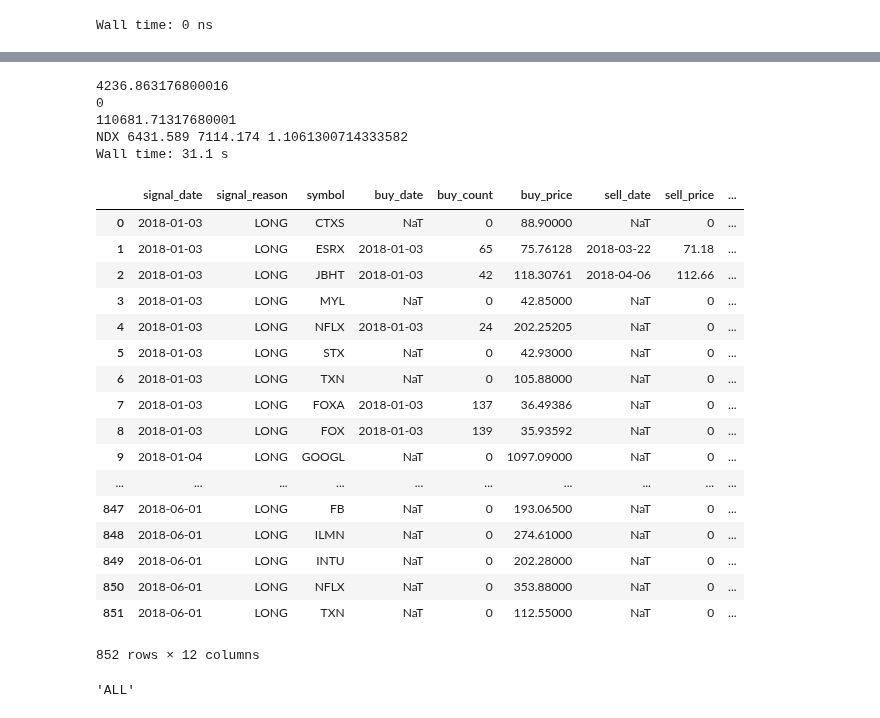
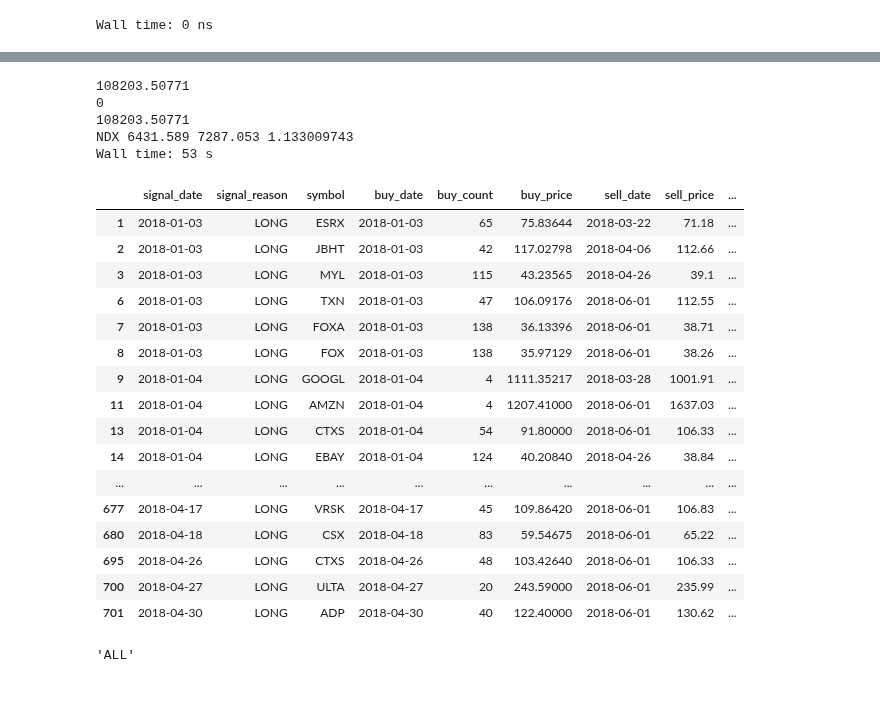
Before and after one commit to dxcv/ML4M, a Jupyter notebook: notebook/turtle_BT_nasdaq100.ipynb, the cells around one changed output, grey strips where cells are left out. Cells and saved outputs as stored; diff of their text form; code cells hidden in the pictures.

```diff
--- a/notebook/turtle_BT_nasdaq100.ipynb
+++ b/notebook/turtle_BT_nasdaq100.ipynb
@@ -285,10 +391,6 @@ for today in pd.period_range(start=start_date, end=end_date, freq='D'):
 
     # 买卖过程
     # 突破下行趋势，清仓退出
-    '''
-    (order_arr.symbol == symbol) &
-    (order_df['symbol'] == symbol) &
-    '''
     order_arr = order_df.to_records(index=False)
     if len(order_arr[(order_arr.buy_count > 0) & (order_arr.sell_price == 0)] ) != 0:
         is_sell = False
@@ -376,7 +478,7 @@ for today in pd.period_range(start=start_date, end=end_date, freq='D'):
                 buy_count = int((START_MONEY / TURTLE_POS) / buy_price)
 
             if IS_RANDOM_BUY:
-                if random.randint(0, 100) > 50:
+                if random.randint(0, 100) > 20:
                     buy_count = 0
 
             if buy_count > 0:
@@ -401,6 +503,21 @@ for today in pd.period_range(start=start_date, end=end_date, freq='D'):
     yesterday = today
 
 
+# 最后一天，全部清仓
+order_arr = order_df.to_records(index=False)
+if len(order_arr[(order_arr.buy_count > 0) & (order_arr.sell_price == 0)] ) != 0:
+    for idx in order_df[(order_df['buy_count'] > 0) & (order_df['sell_price'] == 0)].index:
+        cur_order = order_df.loc[idx]
+        symbol = cur_order['symbol']
+        today_market = stock_df_dict[symbol][:today].iloc[-1]
+        CASH += cur_order.buy_count * today_market.open
+        order_df.loc[idx, 'sell_date'] = today
+        order_df.loc[idx, 'sell_price'] = today_market.open
+        order_df.loc[idx, 'sell_reason'] = 'LAST'
+        order_df.loc[idx, 'profit'] = \
+            (today_market.open - cur_order.buy_price) * cur_order.buy_count
+
+
 print(CASH)
 print(HAPPY_MONEY)
 print(PROPERTY)
@@ -409,33 +526,33 @@ s_p = stock_df_dict['NDX'][start_date:].iloc[0].open
 e_p = stock_df_dict['NDX'].iloc[-1].open
 print('NDX', s_p, e_p, e_p / s_p)
 # %% [output]
-4236.863176800016
+108203.50771
 0
-110681.71317680001
-NDX 6431.589 7114.174 1.1061300714333582
-Wall time: 31.1 s
+108203.50771
+NDX 6431.589 7287.053 1.133009743
+Wall time: 53 s
 # %%
-order_df
-# order_df[order_df['buy_count'] != 0]
+# order_df
+order_df[order_df['buy_count'] != 0]
+# stock_df_dict['AMZN'].close
 # %% [output]
 |  | signal_date | signal_reason | symbol | buy_date | buy_count | buy_price | sell_date | sell_price | ... |
-| 0 | 2018-01-03 | LONG | CTXS | NaT | 0 | 88.90000 | NaT | 0 | ... |
-| 1 | 2018-01-03 | LONG | ESRX | 2018-01-03 | 65 | 75.76128 | 2018-03-22 | 71.18 | ... |
-| 2 | 2018-01-03 | LONG | JBHT | 2018-01-03 | 42 | 118.30761 | 2018-04-06 | 112.66 | ... |
-| 3 | 2018-01-03 | LONG | MYL | NaT | 0 | 42.85000 | NaT | 0 | ... |
-| 4 | 2018-01-03 | LONG | NFLX | 2018-01-03 | 24 | 202.25205 | NaT | 0 | ... |
-| 5 | 2018-01-03 | LONG | STX | NaT | 0 | 42.93000 | NaT | 0 | ... |
-| 6 | 2018-01-03 | LONG | TXN | NaT | 0 | 105.88000 | NaT | 0 | ... |
-| 7 | 2018-01-03 | LONG | FOXA | 2018-01-03 | 137 | 36.49386 | NaT | 0 | ... |
-| 8 | 2018-01-03 | LONG | FOX | 2018-01-03 | 139 | 35.93592 | NaT | 0 | ... |
-| 9 | 2018-01-04 | LONG | GOOGL | NaT | 0 | 1097.09000 | NaT | 0 | ... |
+| 1 | 2018-01-03 | LONG | ESRX | 2018-01-03 | 65 | 75.83644 | 2018-03-22 | 71.18 | ... |
+| 2 | 2018-01-03 | LONG | JBHT | 2018-01-03 | 42 | 117.02798 | 2018-04-06 | 112.66 | ... |
+| 3 | 2018-01-03 | LONG | MYL | 2018-01-03 | 115 | 43.23565 | 2018-04-26 | 39.1 | ... |
+| 6 | 2018-01-03 | LONG | TXN | 2018-01-03 | 47 | 106.09176 | 2018-06-01 | 112.55 | ... |
+| 7 | 2018-01-03 | LONG | FOXA | 2018-01-03 | 138 | 36.13396 | 2018-06-01 | 38.71 | ... |
+| 8 | 2018-01-03 | LONG | FOX | 2018-01-03 | 138 | 35.97129 | 2018-06-01 | 38.26 | ... |
+| 9 | 2018-01-04 | LONG | GOOGL | 2018-01-04 | 4 | 1111.35217 | 2018-03-28 | 1001.91 | ... |
+| 11 | 2018-01-04 | LONG | AMZN | 2018-01-04 | 4 | 1207.41000 | 2018-06-01 | 1637.03 | ... |
+| 13 | 2018-01-04 | LONG | CTXS | 2018-01-04 | 54 | 91.80000 | 2018-06-01 | 106.33 | ... |
+| 14 | 2018-01-04 | LONG | EBAY | 2018-01-04 | 124 | 40.20840 | 2018-04-26 | 38.84 | ... |
 | ... | ... | ... | ... | ... | ... | ... | ... | ... | ... |
-| 847 | 2018-06-01 | LONG | FB | NaT | 0 | 193.06500 | NaT | 0 | ... |
-| 848 | 2018-06-01 | LONG | ILMN | NaT | 0 | 274.61000 | NaT | 0 | ... |
-| 849 | 2018-06-01 | LONG | INTU | NaT | 0 | 202.28000 | NaT | 0 | ... |
-| 850 | 2018-06-01 | LONG | NFLX | NaT | 0 | 353.88000 | NaT | 0 | ... |
-| 851 | 2018-06-01 | LONG | TXN | NaT | 0 | 112.55000 | NaT | 0 | ... |
+| 677 | 2018-04-17 | LONG | VRSK | 2018-04-17 | 45 | 109.86420 | 2018-06-01 | 106.83 | ... |
+| 680 | 2018-04-18 | LONG | CSX | 2018-04-18 | 83 | 59.54675 | 2018-06-01 | 65.22 | ... |
+| 695 | 2018-04-26 | LONG | CTXS | 2018-04-26 | 48 | 103.42640 | 2018-06-01 | 106.33 | ... |
+| 700 | 2018-04-27 | LONG | ULTA | 2018-04-27 | 20 | 243.59000 | 2018-06-01 | 235.99 | ... |
+| 701 | 2018-04-30 | LONG | ADP | 2018-04-30 | 40 | 122.40000 | 2018-06-01 | 130.62 | ... |
-852 rows × 12 columns
 # %%
 'ALL'
 'start_date', start_date
```
Also changed, not shown: parts of 7 cells of this notebook.
